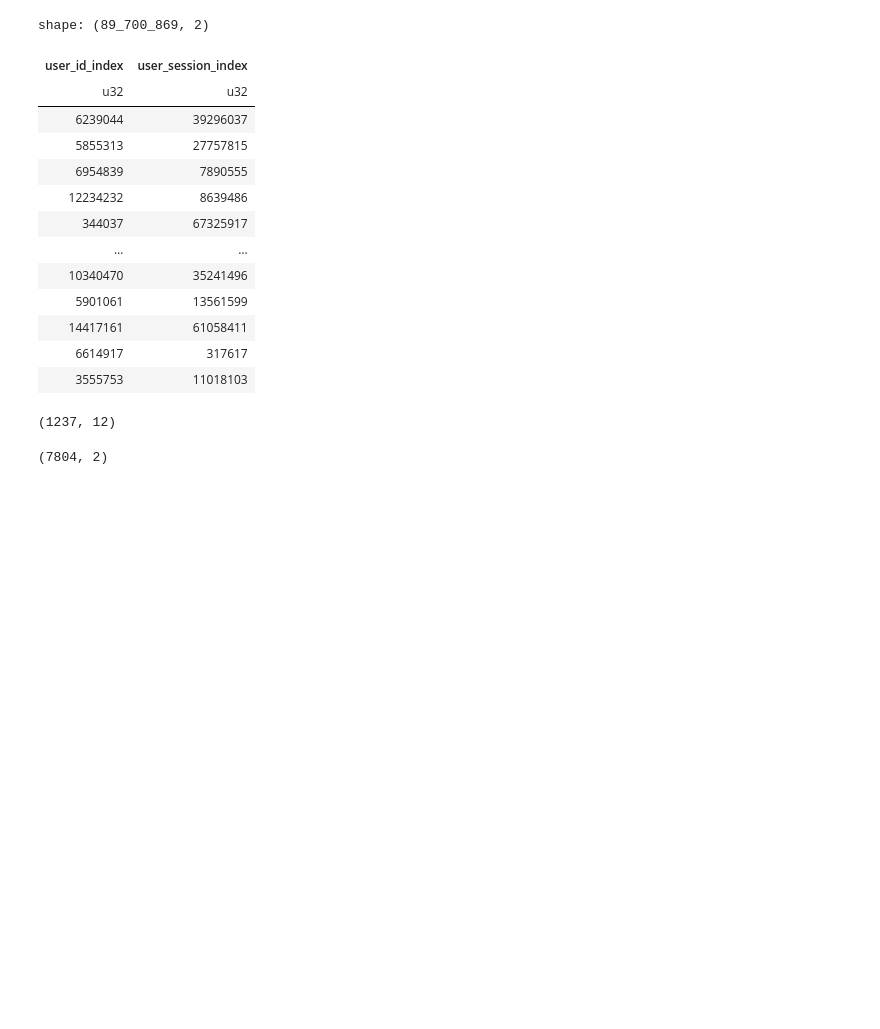
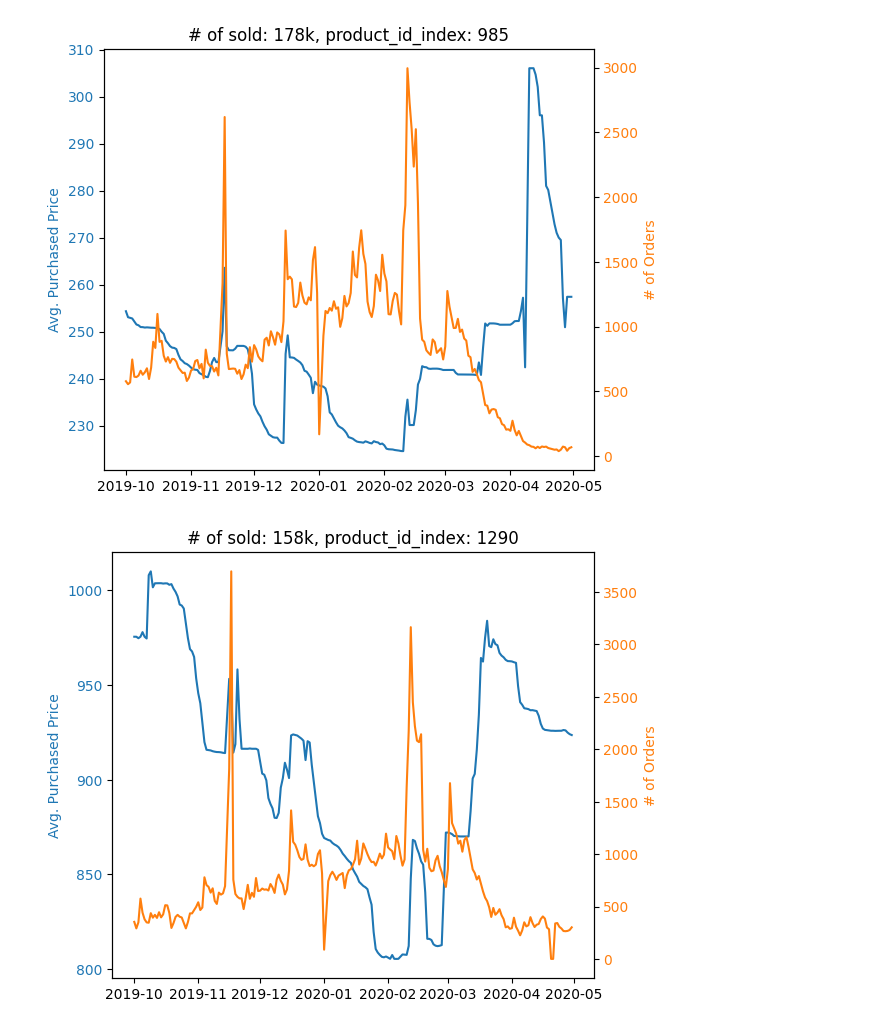
Before and after one commit to boostcampaitech7/level4-cv-finalproject-hackathon-cv-02-lv3, a Jupyter notebook: other_group_datas/promotion/main.ipynb, the cells around one changed output. Cells and saved outputs as stored; diff of their text form; code cells hidden in the pictures; blank space fills up the shorter version.

```diff
--- a/other_group_datas/promotion/main.ipynb
+++ b/other_group_datas/promotion/main.ipynb
@@ -22,7 +25,9 @@ shape: (42_448_764,)
 # %%
+log_data = pl.read_parquet('src/data/raw/log_data.parquet')
+item_data = pl.read_parquet('src/data/raw/item_data.parquet')
 brand_table = pl.read_parquet('src/data/raw/brand_table.parquet')
 category_table = pl.read_parquet('src/data/raw/category_table.parquet')
 filter_session = pl.read_parquet('src/data/raw/filter_session.parquet')
-item_data = pl.read_parquet('src/data/raw/item_data.parquet')
-log_data = pl.read_parquet('src/data/raw/log_data.parquet')
 user_data = pl.read_parquet('src/data/raw/user_data.parquet')
+
+log_data = log_data.filter(pl.col('event_type_index') == 3) # 구매한 로그만 필터링
@@ -80,25 +34,38 @@ shape: (411_709_736, 5)
-# %%
-user_data
-# %% [output]
-shape: (89_700_869, 2)
-| user_id_index | user_session_index |
-| u32 | u32 |
-| 6239044 | 39296037 |
-| 5855313 | 27757815 |
-| 6954839 | 7890555 |
-| 12234232 | 8639486 |
-| 344037 | 67325917 |
-| … | … |
-| 10340470 | 35241496 |
-| 5901061 | 13561599 |
-| 14417161 | 61058411 |
-| 6614917 | 317617 |
-| 3555753 | 11018103 |
-# %%
-category_table.shape
-# %% [output]
-(1237, 12)
-# %%
-brand_table.shape
-# %% [output]
-(7804, 2)
+# %%
+mode_df = log_data.group_by('product_id_index').agg(pl.count().alias('count'))
+mode_sorted = mode_df.sort('count', descending=True) # product_id_index 빈도수가 높은 값 순으로 정렬
+# %%
+def plt_by_product(product_id_index, title=""):
+    df = log_data.filter(pl.col('product_id_index') == product_id_index) # product_id_index의 최빈값으로 필터링
+    df = df.with_columns(datetime=pl.from_epoch(df['event_time_index'])) # unix time을 datetime으로 변환하여 새 행으로 기록
+    df = df.to_pandas()
+
+    df_count = df.groupby(df['datetime'].dt.date).agg({'price': ['count', 'mean', 'std']})
+    df_count.columns = ['_'.join(col).strip() for col in df_count.columns.values]
+
+    fig, ax1 = plt.subplots()
+
+    color = 'tab:blue'
+    ax1.plot(df_count.index.values, df_count['price_mean'].values, color=color)
+    ax1.set_ylabel('Avg. Purchased Price', color=color)
+    ax1.tick_params(axis='y', labelcolor=color)
+
+    color = 'tab:orange'
+    ax2 = ax1.twinx()
+    ax2.plot(df_count.index.values, df_count['price_count'].values, color=color)
+    ax2.set_ylabel('# of Orders', color=color)
+    ax2.tick_params(axis='y', labelcolor=color)
+
+    fig.tight_layout()
+    plt.title(title)
+    plt.show()
+# %%
+for i, (product_id_index, count) in enumerate(mode_sorted.iter_rows()):
+    if 3 < i:
+        break
+
+    title = f'# of sold: {count/1e3:.0f}k, product_id_index: {product_id_index}'
+    plt_by_product(product_id_index, title)
+# %% [output]
+[figure, added]
+[figure, added]
```
Also changed, not shown: parts of 7 cells of this notebook, 1 other file.
